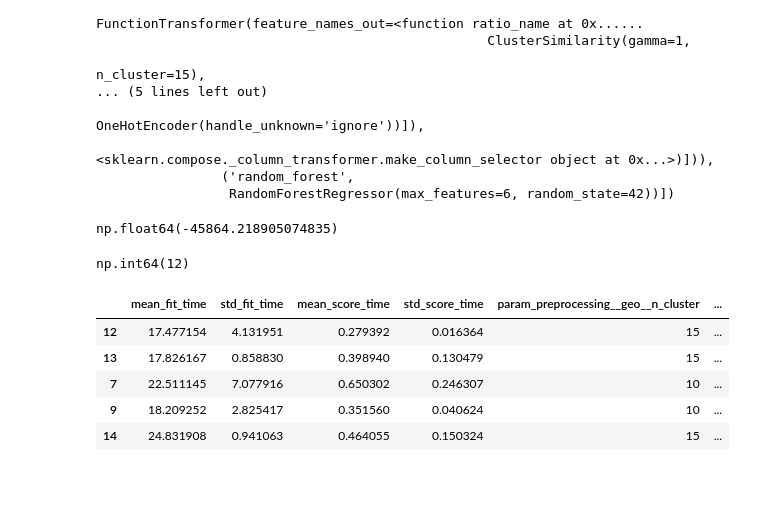
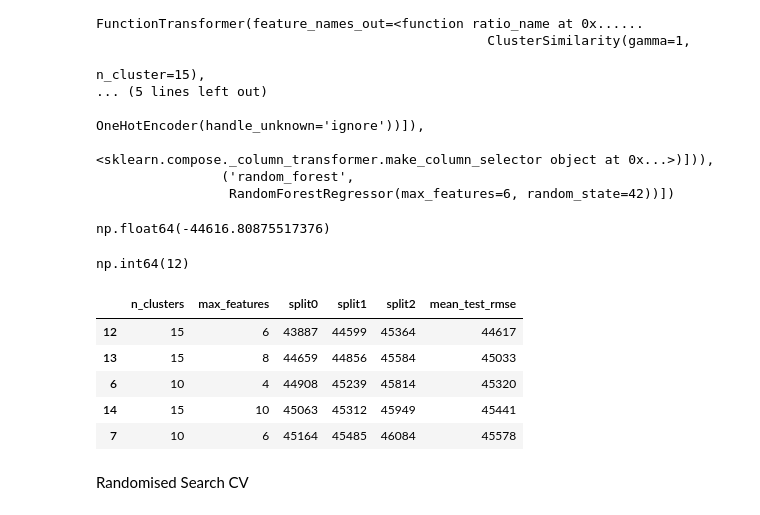
Before and after one commit to sunodmongia/House-Price, a Jupyter notebook: California_housing_price.ipynb, the cells around one changed output. Saved outputs shown, nothing was run; the diff lists cells and outputs as text; code cells hidden in the pictures; blank space fills up the shorter version.

```diff
--- a/California_housing_price.ipynb
+++ b/California_housing_price.ipynb
@@ -662,7 +658,7 @@ preprocessing = ColumnTransformer(
 housing_prepared = preprocessing.fit_transform(housing)
 # %%
 def column_ratio(X):
-    return X[:, [0]] / X[:, [0]]
+    return X[:, [0]] / X[:, [1]]
 
 
 def ratio_name(function_transformer, feature_name_in):
@@ -913,7 +909,7 @@ Pipeline(steps=[('preprocessing',
 # %%
 grid_search.best_score_
 # %% [output]
-np.float64(-45864.218905074835)
+np.float64(-44616.80875517376)
 # %%
 grid_search.best_index_
 # %% [output]
@@ -921,12 +917,21 @@ np.int64(12)
 # %%
 cv_res = pd.DataFrame(grid_search.cv_results_)
 cv_res.sort_values(by="mean_test_score", ascending=False, inplace=True)
-[...]
+
+cv_res = cv_res[["param_preprocessing__geo__n_cluster",
+                 "param_random_forest__max_features", "split0_test_score",
+                 "split1_test_score", "split2_test_score", "mean_test_score"]]
+score_cols = ["split0", "split1", "split2", "mean_test_rmse"]
+cv_res.columns = ["n_clusters", "max_features"] + score_cols
+cv_res[score_cols] = -cv_res[score_cols].round().astype(np.int64)
+
 cv_res.head()
 # %% [output]
-|  | mean_fit_time | std_fit_time | mean_score_time | std_score_time | param_preprocessing__geo__n_cluster | ... |
-| 12 | 17.477154 | 4.131951 | 0.279392 | 0.016364 | 15 | ... |
-| 13 | 17.826167 | 0.858830 | 0.398940 | 0.130479 | 15 | ... |
-| 7 | 22.511145 | 7.077916 | 0.650302 | 0.246307 | 10 | ... |
-| 9 | 18.209252 | 2.825417 | 0.351560 | 0.040624 | 10 | ... |
-| 14 | 24.831908 | 0.941063 | 0.464055 | 0.150324 | 15 | ... |
+|  | n_clusters | max_features | split0 | split1 | split2 | mean_test_rmse |
+| 12 | 15 | 6 | 43887 | 44599 | 45364 | 44617 |
+| 13 | 15 | 8 | 44659 | 44856 | 45584 | 45033 |
+| 6 | 10 | 4 | 44908 | 45239 | 45814 | 45320 |
+| 14 | 15 | 10 | 45063 | 45312 | 45949 | 45441 |
+| 7 | 10 | 6 | 45164 | 45485 | 46084 | 45578 |
+# %% [markdown]
+Randomised Search CV
```
Also changed, not shown: parts of 17 cells of this notebook.
